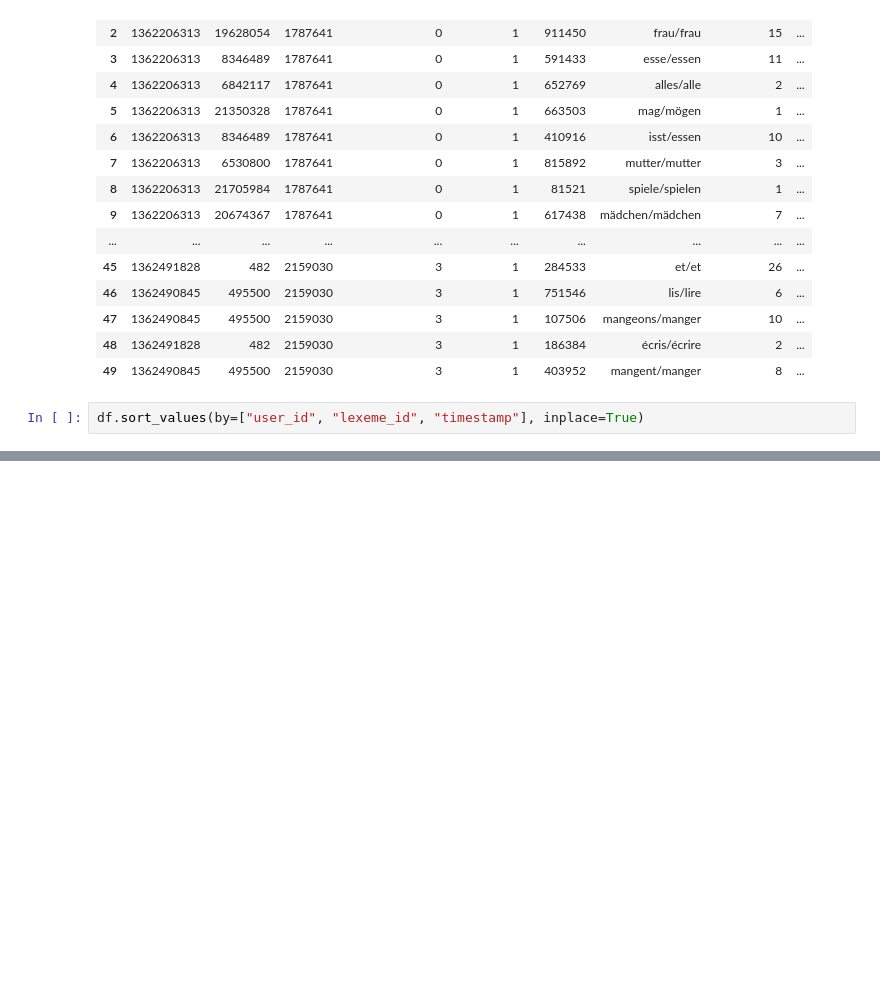
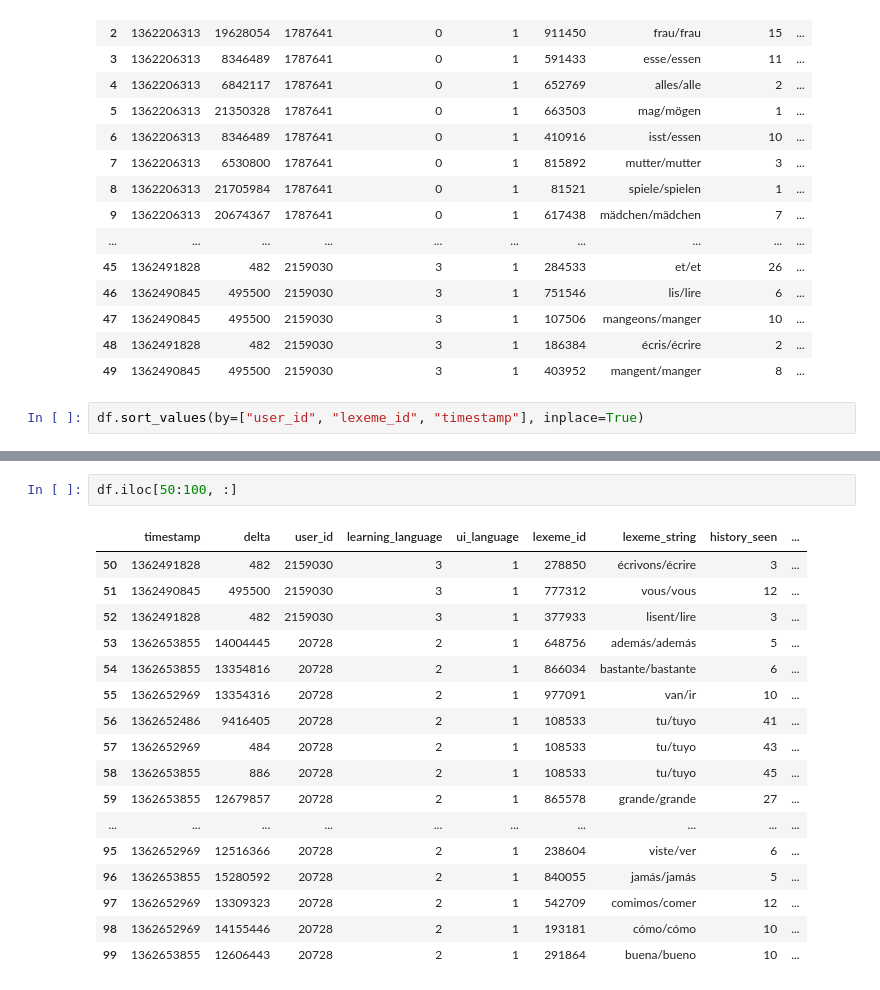
Before and after one commit to anthonybajoua/cs285_project, a Jupyter notebook: learn.ipynb, the cells around one changed output, grey strips where cells are left out. Saved outputs shown, nothing was run; the diff lists cells and outputs as text; blank space fills up the shorter version.

```diff
--- a/learn.ipynb
+++ b/learn.ipynb
@@ -167,0 +149,20 @@ df.sort_values(by=["user_id", "lexeme_id", "timestamp"], inplace=True)
+# %%
+df.iloc[50:100, :]
+# %% [output]
+|  | timestamp | delta | user_id | learning_language | ui_language | lexeme_id | lexeme_string | history_seen | ... |
+| 50 | 1362491828 | 482 | 2159030 | 3 | 1 | 278850 | écrivons/écrire | 3 | ... |
+| 51 | 1362490845 | 495500 | 2159030 | 3 | 1 | 777312 | vous/vous | 12 | ... |
+| 52 | 1362491828 | 482 | 2159030 | 3 | 1 | 377933 | lisent/lire | 3 | ... |
+| 53 | 1362653855 | 14004445 | 20728 | 2 | 1 | 648756 | además/además | 5 | ... |
+| 54 | 1362653855 | 13354816 | 20728 | 2 | 1 | 866034 | bastante/bastante | 6 | ... |
+| 55 | 1362652969 | 13354316 | 20728 | 2 | 1 | 977091 | van/ir | 10 | ... |
+| 56 | 1362652486 | 9416405 | 20728 | 2 | 1 | 108533 | tu/tuyo | 41 | ... |
+| 57 | 1362652969 | 484 | 20728 | 2 | 1 | 108533 | tu/tuyo | 43 | ... |
+| 58 | 1362653855 | 886 | 20728 | 2 | 1 | 108533 | tu/tuyo | 45 | ... |
+| 59 | 1362653855 | 12679857 | 20728 | 2 | 1 | 865578 | grande/grande | 27 | ... |
+| ... | ... | ... | ... | ... | ... | ... | ... | ... | ... |
+| 95 | 1362652969 | 12516366 | 20728 | 2 | 1 | 238604 | viste/ver | 6 | ... |
+| 96 | 1362653855 | 15280592 | 20728 | 2 | 1 | 840055 | jamás/jamás | 5 | ... |
+| 97 | 1362652969 | 13309323 | 20728 | 2 | 1 | 542709 | comimos/comer | 12 | ... |
+| 98 | 1362652969 | 14155446 | 20728 | 2 | 1 | 193181 | cómo/cómo | 10 | ... |
+| 99 | 1362653855 | 12606443 | 20728 | 2 | 1 | 291864 | buena/bueno | 10 | ... |
```
Also changed, not shown: parts of 8 cells of this notebook.
